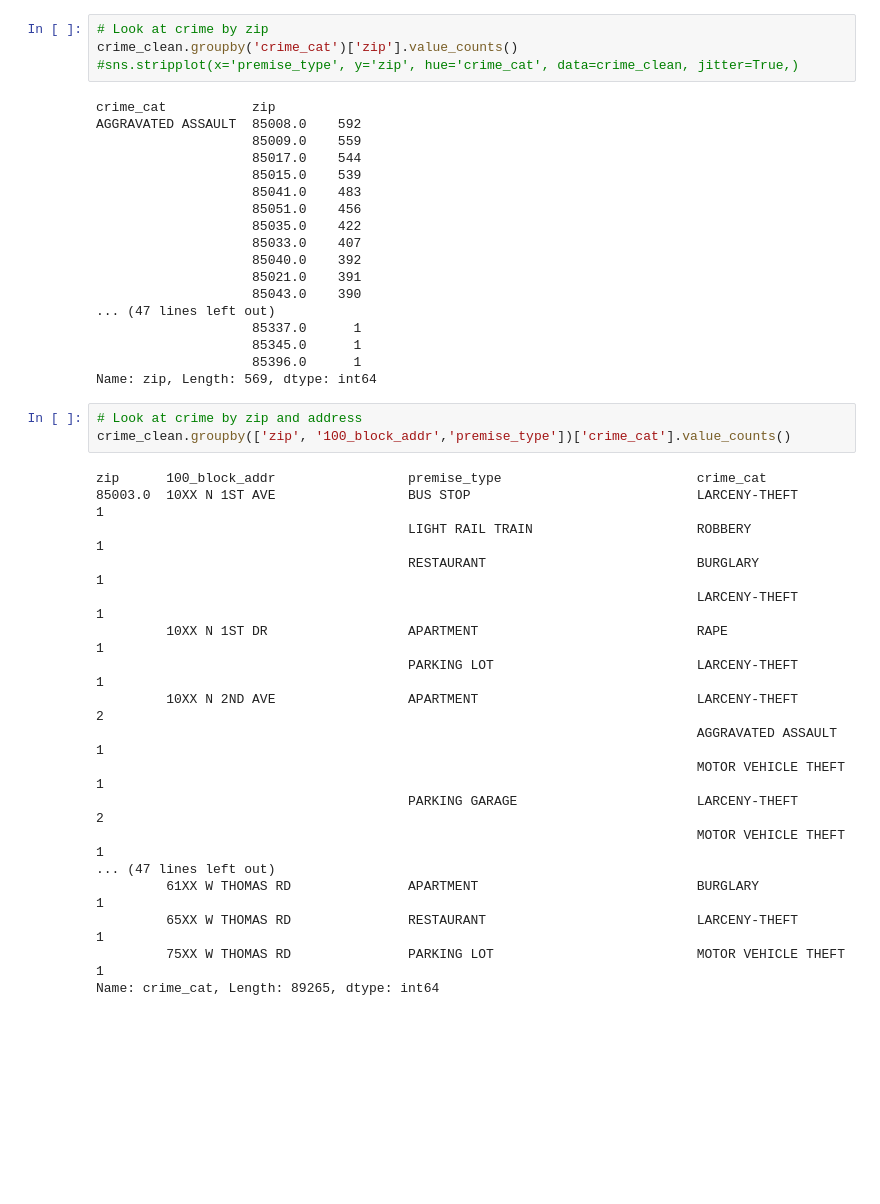
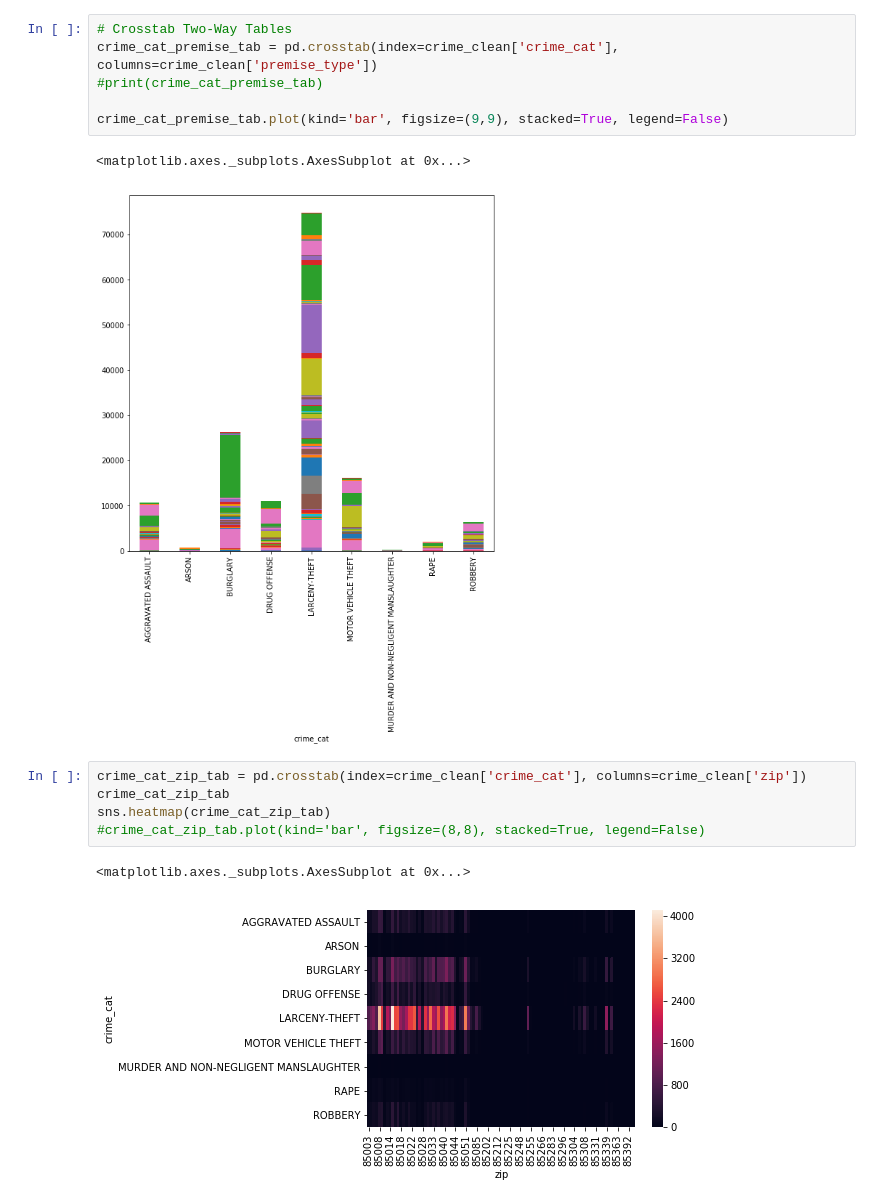
Before and after one commit to jpeterson28/DSCT_Capstone1, a Jupyter notebook: Code.ipynb, the cells around one changed output. Cells and saved outputs as stored; diff of their text form; blank space fills up the shorter version.

```diff
--- a/Code.ipynb
+++ b/Code.ipynb
@@ -181,43 +171,17 @@ Name: 100_block_addr, Length: 30831, dtype: int64
-# %%
-# Look at crime by zip
-crime_clean.groupby('crime_cat')['zip'].value_counts()
-#sns.stripplot(x='premise_type', y='zip', hue='crime_cat', data=crime_clean, jitter=True,)
-# %% [output]
-crime_cat           zip
-AGGRAVATED ASSAULT  85008.0    592
-                    85009.0    559
-                    85017.0    544
-                    85015.0    539
-                    85041.0    483
-                    85051.0    456
-                    85035.0    422
-                    85033.0    407
-                    85040.0    392
-                    85021.0    391
-                    85043.0    390
-... (47 lines left out)
-                    85337.0      1
-                    85345.0      1
-                    85396.0      1
-Name: zip, Length: 569, dtype: int64
-# %%
-# Look at crime by zip and address
-crime_clean.groupby(['zip', '100_block_addr','premise_type'])['crime_cat'].value_counts()
-# %% [output]
-zip      100_block_addr                 premise_type                         crime_cat
-85003.0  10XX N 1ST AVE                 BUS STOP                             LARCENY-THEFT          1
-                                        LIGHT RAIL TRAIN                     ROBBERY                1
-                                        RESTAURANT                           BURGLARY               1
-                                                                             LARCENY-THEFT          1
-         10XX N 1ST DR                  APARTMENT                            RAPE                   1
-                                        PARKING LOT                          LARCENY-THEFT          1
-         10XX N 2ND AVE                 APARTMENT                            LARCENY-THEFT          2
-                                                                             AGGRAVATED ASSAULT     1
-                                                                             MOTOR VEHICLE THEFT    1
-                                        PARKING GARAGE                       LARCENY-THEFT          2
-                                                                             MOTOR VEHICLE THEFT    1
-... (47 lines left out)
-         61XX W THOMAS RD               APARTMENT                            BURGLARY               1
-         65XX W THOMAS RD               RESTAURANT                           LARCENY-THEFT          1
-         75XX W THOMAS RD               PARKING LOT                          MOTOR VEHICLE THEFT    1
-Name: crime_cat, Length: 89265, dtype: int64
+# %%
+# Crosstab Two-Way Tables
+crime_cat_premise_tab = pd.crosstab(index=crime_clean['crime_cat'], columns=crime_clean['premise_type'])
+#print(crime_cat_premise_tab)
+
+crime_cat_premise_tab.plot(kind='bar', figsize=(9,9), stacked=True, legend=False)
+# %% [output]
+<matplotlib.axes._subplots.AxesSubplot at 0x...>
+[figure, added]
+# %%
+crime_cat_zip_tab = pd.crosstab(index=crime_clean['crime_cat'], columns=crime_clean['zip'])
+crime_cat_zip_tab
+sns.heatmap(crime_cat_zip_tab)
+#crime_cat_zip_tab.plot(kind='bar', figsize=(8,8), stacked=True, legend=False)
+# %% [output]
+<matplotlib.axes._subplots.AxesSubplot at 0x...>
+[figure, added]
```
Also changed, not shown: parts of 15 cells of this notebook.
